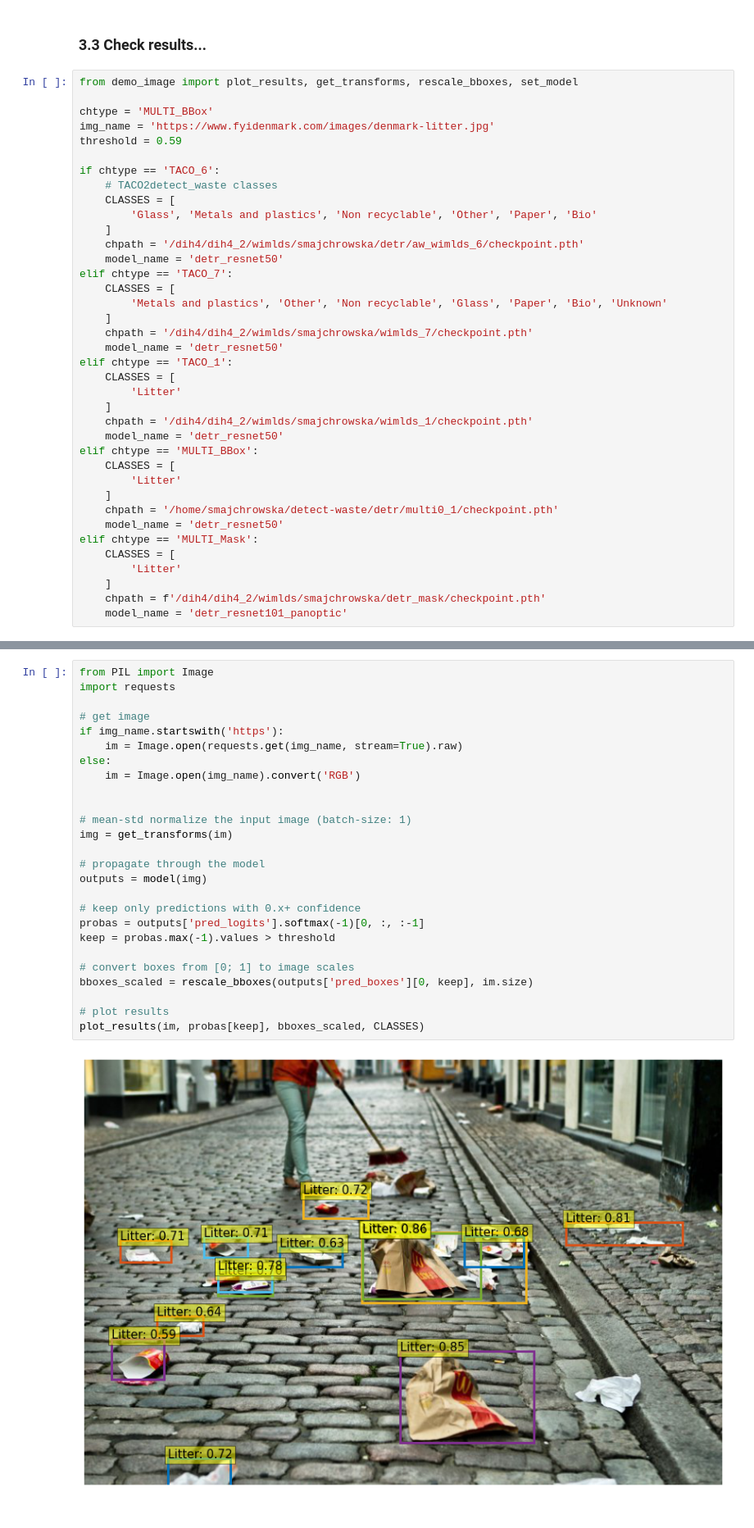
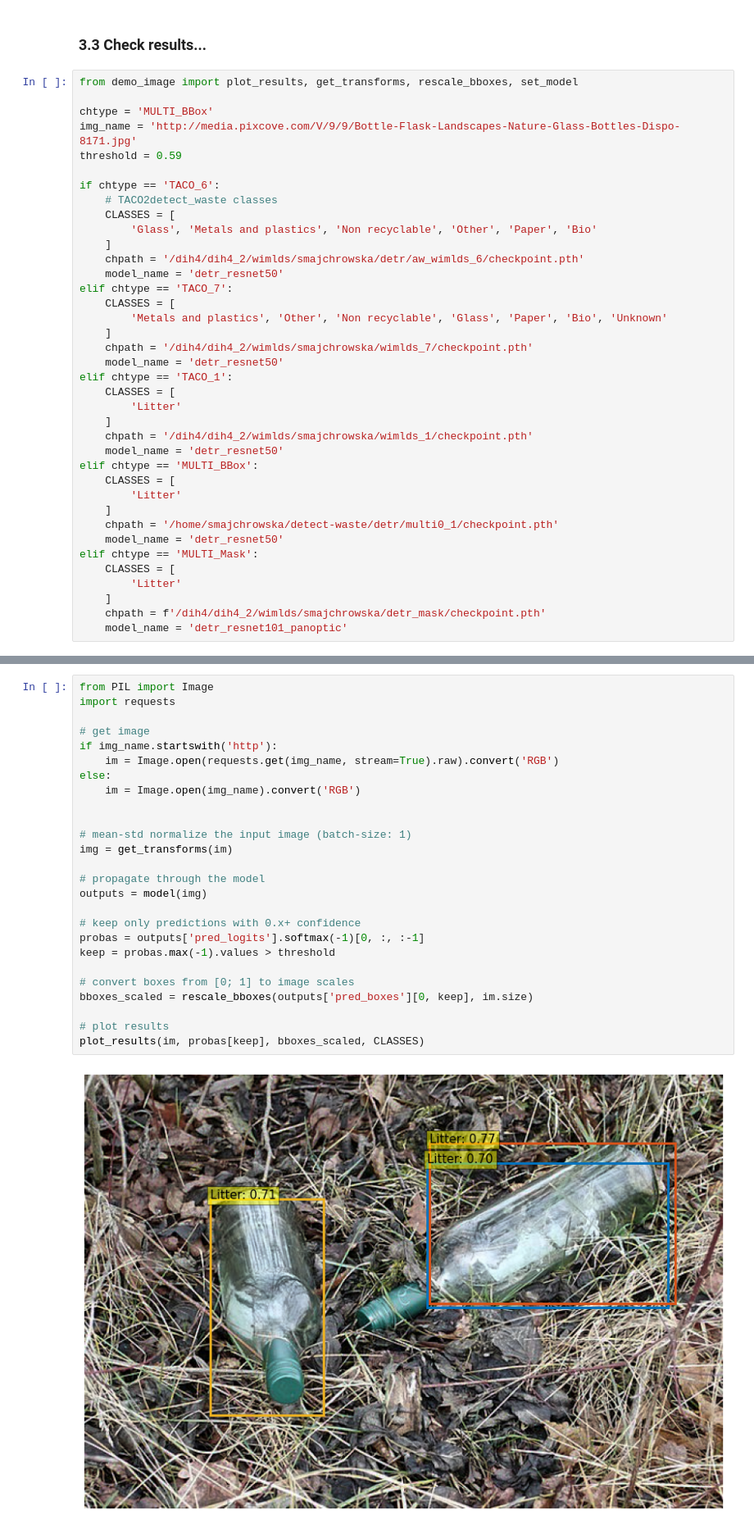
Before and after one commit to wimlds-trojmiasto/detect-waste, a Jupyter notebook: detr/notebooks/Detect_Waste_finetuning_detr.ipynb, the cells around one changed output, grey strips where cells are left out. Shown at 82% size. Cells and saved outputs as stored; diff of their text form.

```diff
--- a/detr/notebooks/Detect_Waste_finetuning_detr.ipynb
+++ b/detr/notebooks/Detect_Waste_finetuning_detr.ipynb
@@ -188,7 +188,7 @@ Third, after training, the detector is evaluated by the default VOC-style (`mAP@
 from demo_image import plot_results, get_transforms, rescale_bboxes, set_model
 
 chtype = 'MULTI_BBox'
-img_name = 'https://www.fyidenmark.com/images/denmark-litter.jpg'
+img_name = 'http://media.pixcove.com/V/9/9/Bottle-Flask-Landscapes-Nature-Glass-Bottles-Dispo-8171.jpg'
 threshold = 0.59
 
 if chtype == 'TACO_6':
@@ -251,31 +251,31 @@ DETR(
 # %%
 from PIL import Image
 import requests
 
 # get image
-if img_name.startswith('https'):
-    im = Image.open(requests.get(img_name, stream=True).raw)
+if img_name.startswith('http'):
+    im = Image.open(requests.get(img_name, stream=True).raw).convert('RGB')
 else:
     im = Image.open(img_name).convert('RGB')
 
 
 # mean-std normalize the input image (batch-size: 1)
 img = get_transforms(im)
 
 # propagate through the model
 outputs = model(img)
 
 # keep only predictions with 0.x+ confidence
 probas = outputs['pred_logits'].softmax(-1)[0, :, :-1]
 keep = probas.max(-1).values > threshold
 
 # convert boxes from [0; 1] to image scales
 bboxes_scaled = rescale_bboxes(outputs['pred_boxes'][0, keep], im.size)
 
 # plot results
 plot_results(im, probas[keep], bboxes_scaled, CLASSES)
 # %% [output]
-[figure, old version]
+[figure, new version]
 # %%
 import math
 
```
Also changed, not shown: parts of 4 cells of this notebook, 4 other files.
